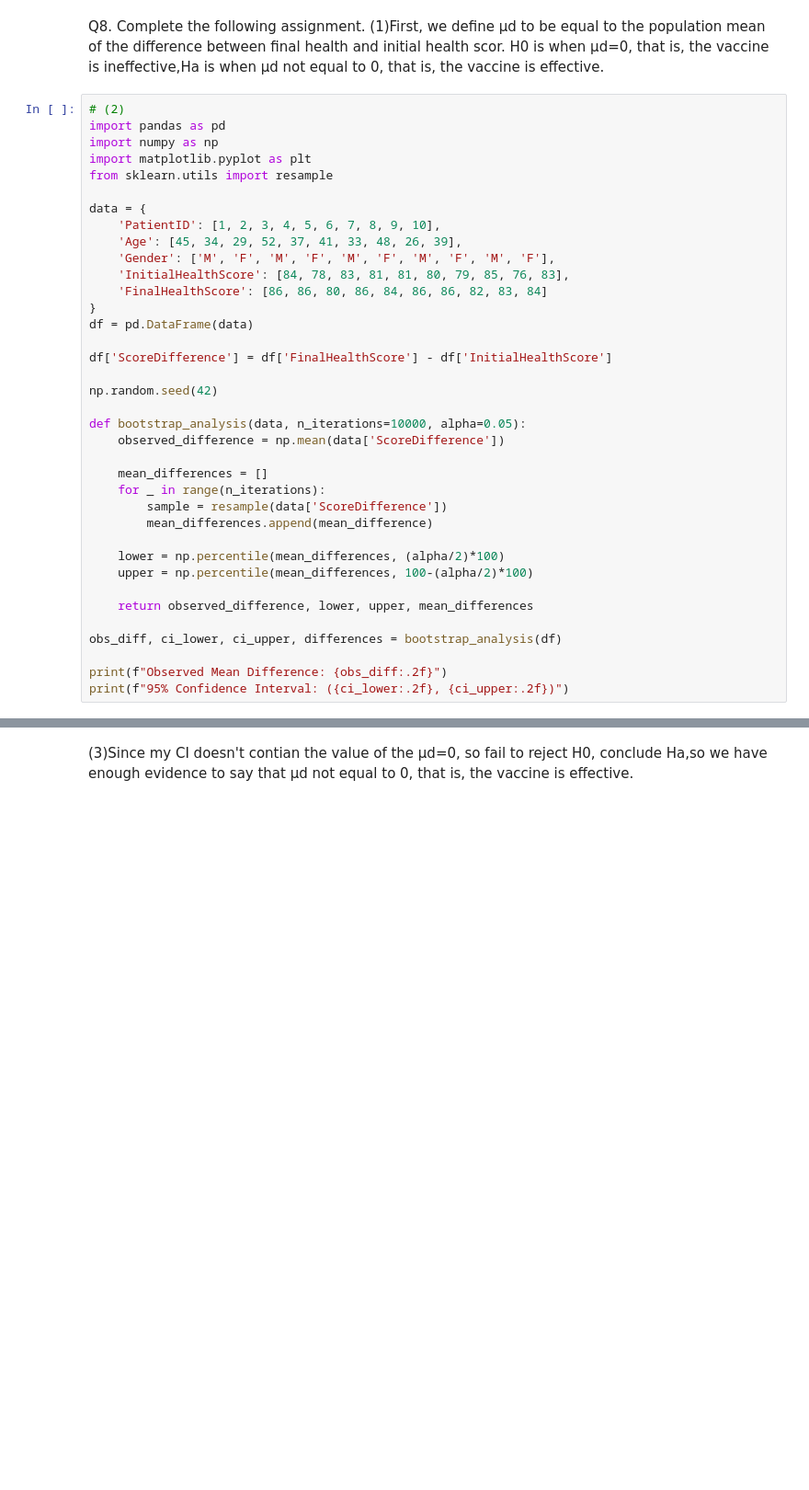
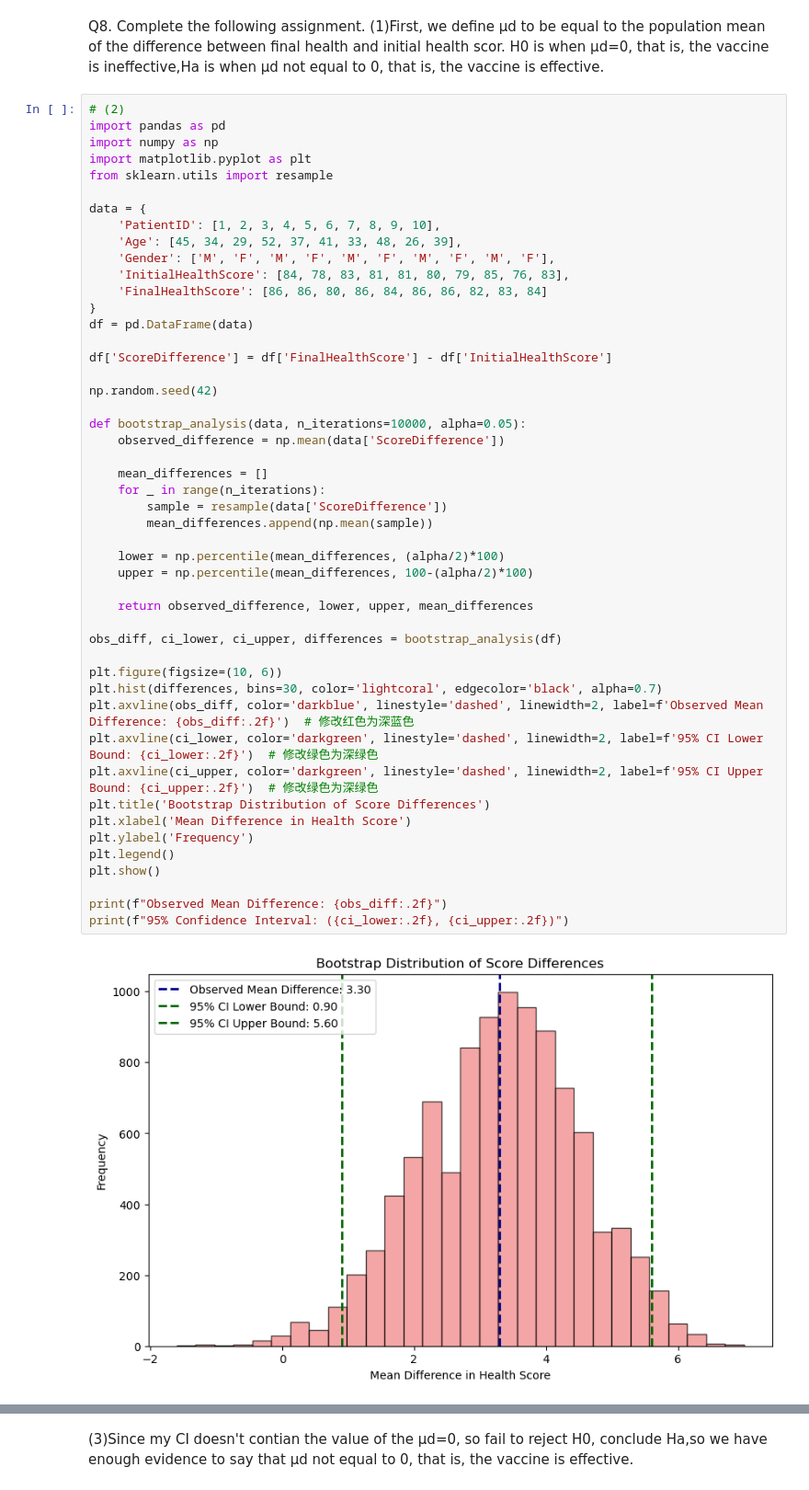
Before and after one commit to Haoshu72/STA130-homework-notebook, a Jupyter notebook: Untitled9.ipynb, the cells around one changed output, grey strips where cells are left out. Shown: that part at 92% size. Drawn from its saved outputs; the diff is of its cells as text; blank space fills up the shorter version.

```diff
--- a/Untitled9.ipynb
+++ b/Untitled9.ipynb
@@ -105,34 +105,46 @@ from sklearn.utils import resample
 data = {
     'PatientID': [1, 2, 3, 4, 5, 6, 7, 8, 9, 10],
     'Age': [45, 34, 29, 52, 37, 41, 33, 48, 26, 39],
     'Gender': ['M', 'F', 'M', 'F', 'M', 'F', 'M', 'F', 'M', 'F'],
     'InitialHealthScore': [84, 78, 83, 81, 81, 80, 79, 85, 76, 83],
     'FinalHealthScore': [86, 86, 80, 86, 84, 86, 86, 82, 83, 84]
 }
 df = pd.DataFrame(data)
 
 df['ScoreDifference'] = df['FinalHealthScore'] - df['InitialHealthScore']
 
 np.random.seed(42)
 
 def bootstrap_analysis(data, n_iterations=10000, alpha=0.05):
     observed_difference = np.mean(data['ScoreDifference'])
 
     mean_differences = []
     for _ in range(n_iterations):
         sample = resample(data['ScoreDifference'])
-        mean_differences.append(mean_difference)
+        mean_differences.append(np.mean(sample))
 
     lower = np.percentile(mean_differences, (alpha/2)*100)
     upper = np.percentile(mean_differences, 100-(alpha/2)*100)
 
     return observed_difference, lower, upper, mean_differences
 
 obs_diff, ci_lower, ci_upper, differences = bootstrap_analysis(df)
 
+plt.figure(figsize=(10, 6))
+plt.hist(differences, bins=30, color='lightcoral', edgecolor='black', alpha=0.7)
+plt.axvline(obs_diff, color='darkblue', linestyle='dashed', linewidth=2, label=f'Observed Mean Difference: {obs_diff:.2f}')  # 修改红色为深蓝色
+plt.axvline(ci_lower, color='darkgreen', linestyle='dashed', linewidth=2, label=f'95% CI Lower Bound: {ci_lower:.2f}')  # 修改绿色为深绿色
+plt.axvline(ci_upper, color='darkgreen', linestyle='dashed', linewidth=2, label=f'95% CI Upper Bound: {ci_upper:.2f}')  # 修改绿色为深绿色
+plt.title('Bootstrap Distribution of Score Differences')
+plt.xlabel('Mean Difference in Health Score')
+plt.ylabel('Frequency')
+plt.legend()
+plt.show()
+
 print(f"Observed Mean Difference: {obs_diff:.2f}")
 print(f"95% Confidence Interval: ({ci_lower:.2f}, {ci_upper:.2f})")
 # %% [output]
+[figure, added]
 Observed Mean Difference: 3.30
 95% Confidence Interval: (0.90, 5.60)
 # %% [markdown]
```
